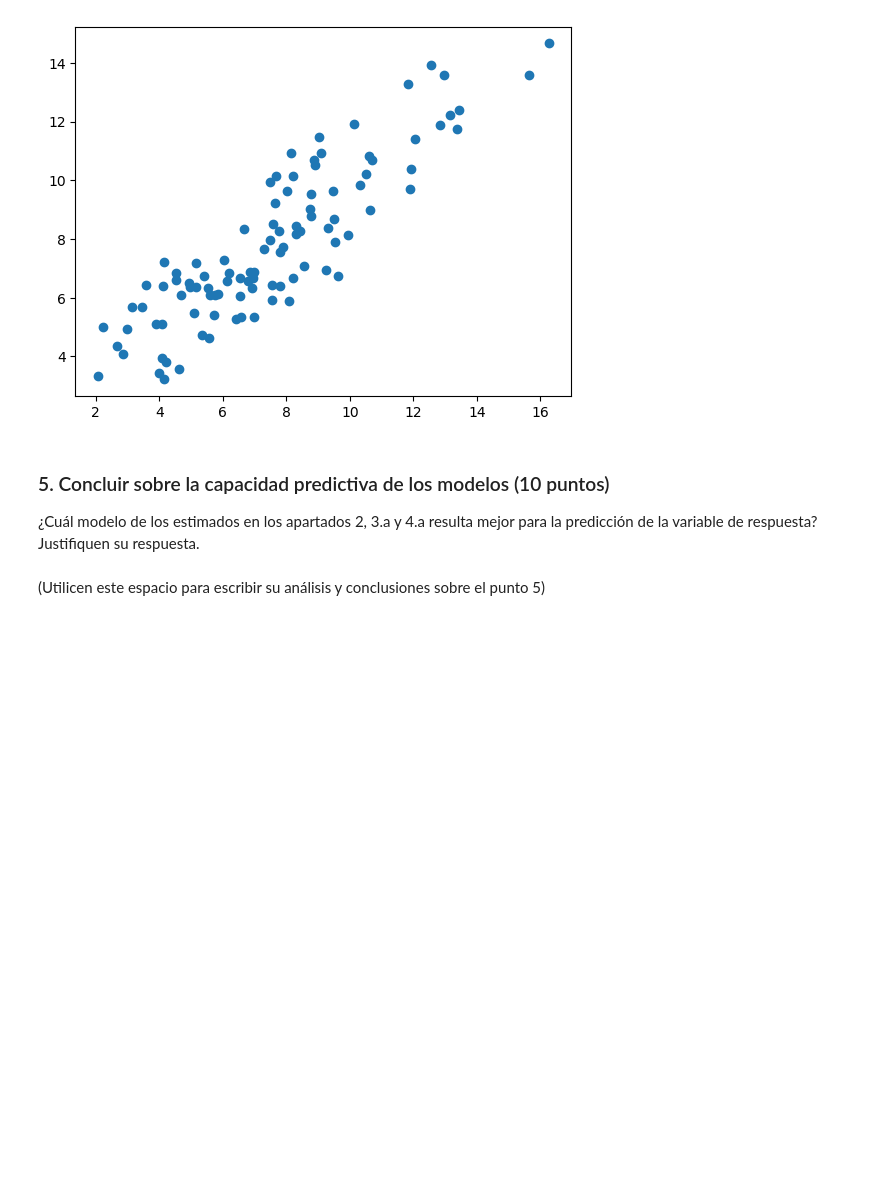
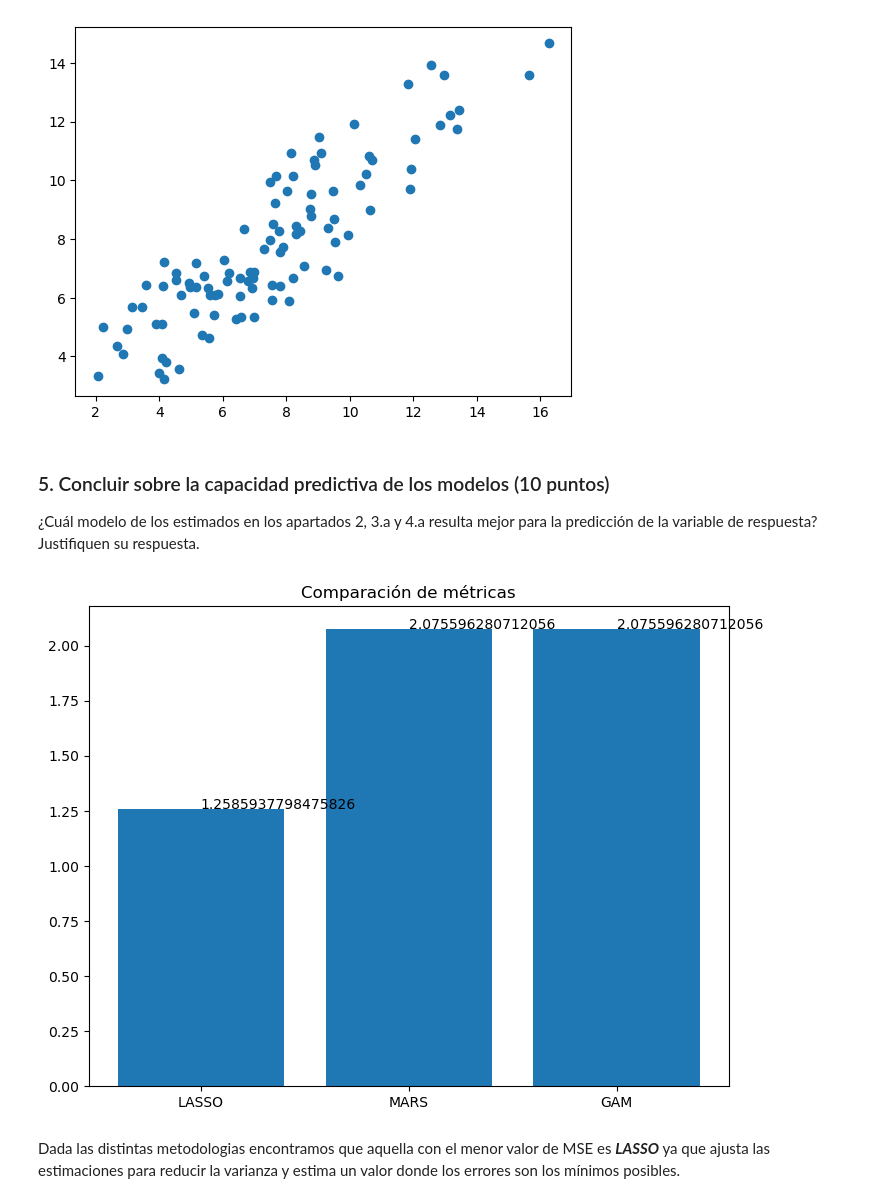
Before and after one commit to carrasquintero/Entrega_ETL, a Jupyter notebook: ML/Caso implementación de modelos no lineales aditivos en un problema de regresión.ipynb, the cells around one changed output. Cells and saved outputs as stored; diff of their text form; code cells hidden in the pictures; blank space fills up the shorter version.

```diff
--- a/ML/Caso implementación de modelos no lineales aditivos en un problema de regresión.ipynb
+++ b/ML/Caso implementación de modelos no lineales aditivos en un problema de regresión.ipynb
@@ -646,5 +652,19 @@ plt.plot(Y_test['Sales'].values, pred,'o')
 # %% [markdown]
 ### 5. Concluir sobre la capacidad predictiva de los modelos (10 puntos)
 ¿Cuál modelo de los estimados en los apartados 2, 3.a y 4.a resulta mejor para la predicción de la variable de respuesta? Justifiquen su respuesta.
-# %% [markdown]
-(Utilicen este espacio para escribir su análisis y conclusiones sobre el punto 5)
+# %%
+fig = plt.figure()
+ax = fig.add_axes([0,0,1,1])
+ax.set_title("Comparación de métricas")
+ejeX = ['LASSO', 'MARS','GAM']
+ejeY = [MSELASSO,mse_gam,mse_gam]
+ax.bar(ejeX,ejeY)
+def addlabels(x,y,plotP):
+    for i in range(len(x)):
+        plotP.text(i,y[i],y[i])
+addlabels(ejeX,ejeY,plt)
+plt.show()
+# %% [output]
+[figure, added]
+# %% [markdown]
+Dada las distintas metodologias encontramos que aquella con el menor valor de MSE es ***LASSO*** ya que ajusta las estimaciones para reducir la varianza y estima un valor donde los errores son los mínimos posibles.
```
Also changed, not shown: parts of 1 cell of this notebook.
